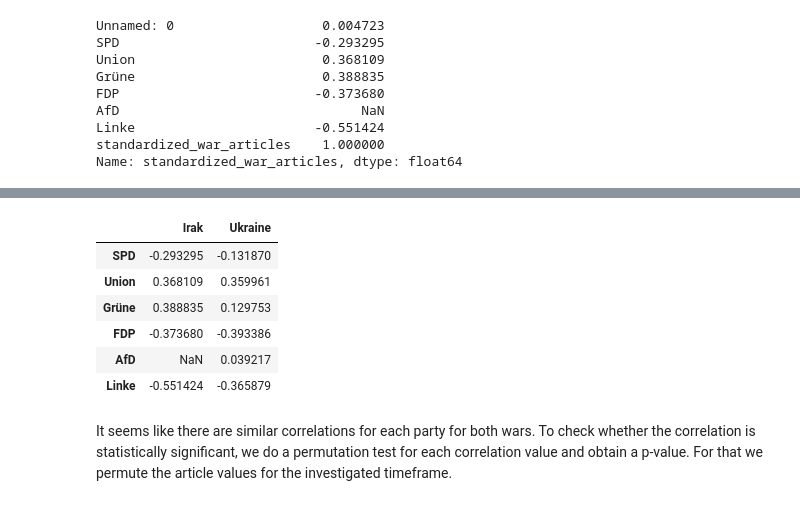
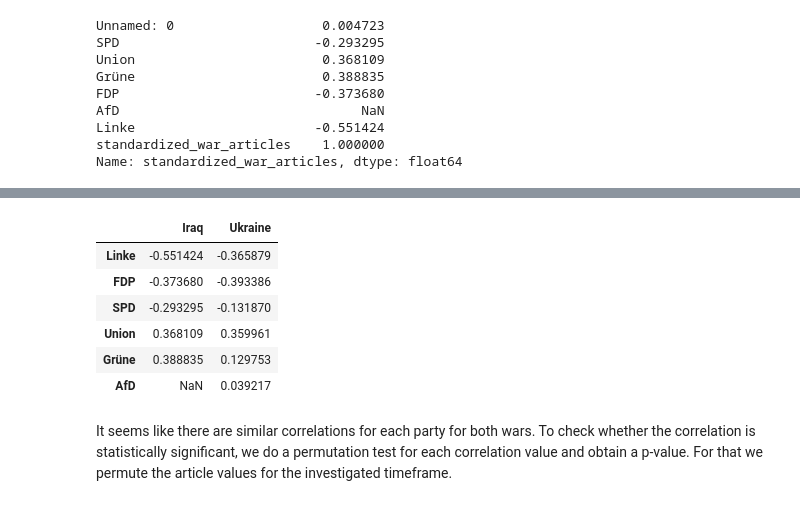
Before and after one commit to schokoblume/Data-Literacy, a Jupyter notebook: Analysis/CorrelationAndPermutationTest.ipynb, the cells around one changed output, grey strips where cells are left out. Cells and saved outputs as stored; diff of their text form; code cells hidden in the pictures.

```diff
--- a/Analysis/CorrelationAndPermutationTest.ipynb
+++ b/Analysis/CorrelationAndPermutationTest.ipynb
@@ -10,7 +10,7 @@ import datetime
 import numpy as np
 import math
 
-read_path = r'C:\Users\XeniaRieger\OneDrive - bwedu\Dokumente\Studium Master\1. Semester\Data Literacy\Data-Literacy\Data\joined_survey_article_standardized_median.csv'
+read_path =  r'C:\Users\Julia\Documents\Uni\Master\1\Data-Literacy\Data-Literacy\Data\joined_survey_article_standardized_median.csv'
 df = pd.read_csv(read_path, delimiter=';', header=0)
 df["date"] = pd.to_datetime(df["date"], format="%d.%m.%Y")
 df["SPD"] = pd.to_numeric(df["SPD"], errors='coerce')
@@ -62,16 +70,17 @@ correlation_matrix_ukraine['standardized_war_articles']
 # %%
-df_res = pd.DataFrame({"Irak": correlation_matrix_irak['standardized_war_articles'],
+df_res = pd.DataFrame({"Iraq": correlation_matrix_irak['standardized_war_articles'],
                        "Ukraine": correlation_matrix_ukraine['standardized_war_articles']})
 df_res = df_res.drop(["Unnamed: 0", "standardized_war_articles"])
+df_res = df_res.sort_values(by='Iraq')
 df_res
 # %% [output]
-|  | Irak | Ukraine |
+|  | Iraq | Ukraine |
+| Linke | -0.551424 | -0.365879 |
+| FDP | -0.373680 | -0.393386 |
 | SPD | -0.293295 | -0.131870 |
 | Union | 0.368109 | 0.359961 |
 | Grüne | 0.388835 | 0.129753 |
-| FDP | -0.373680 | -0.393386 |
 | AfD | NaN | 0.039217 |
-| Linke | -0.551424 | -0.365879 |
 # %% [markdown]
 It seems like there are similar correlations for each party for both wars. To check whether the correlation is statistically significant, we do a permutation test for each correlation value and obtain a p-value. For that we permute the article values for the investigated timeframe.
 # %%
```
Also changed, not shown: parts of 10 cells of this notebook.
